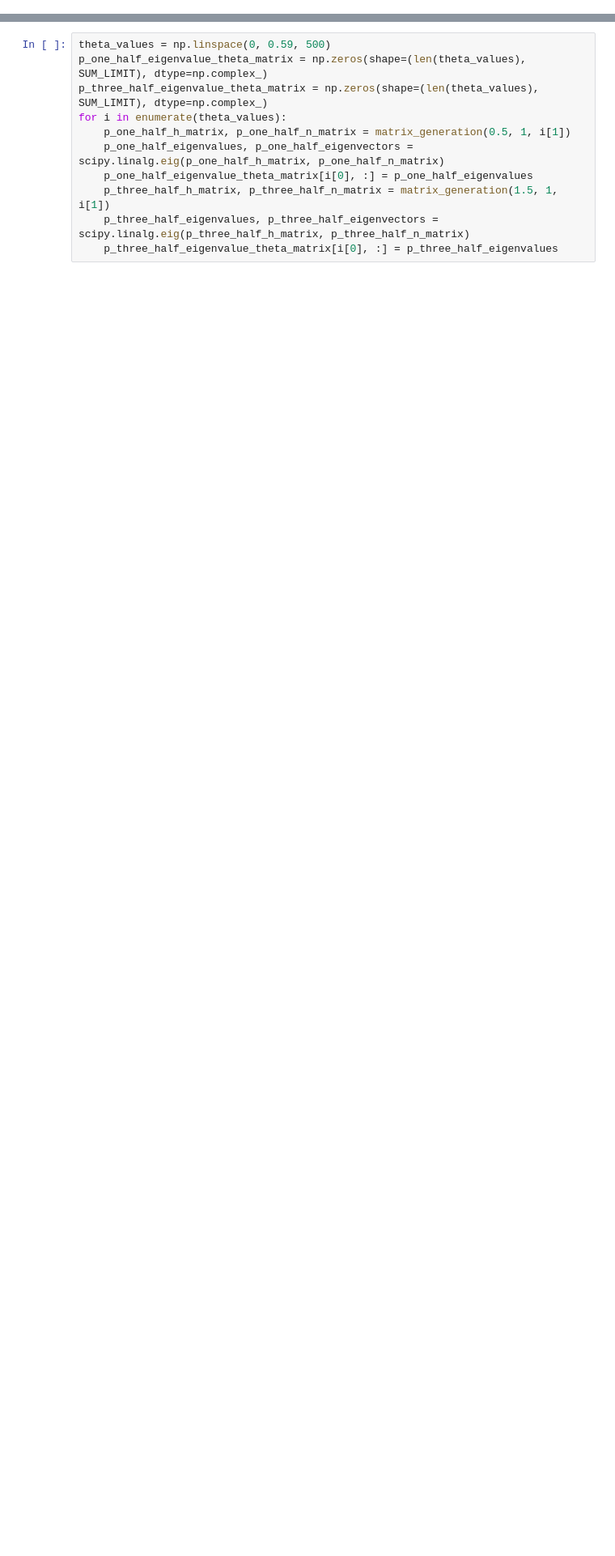
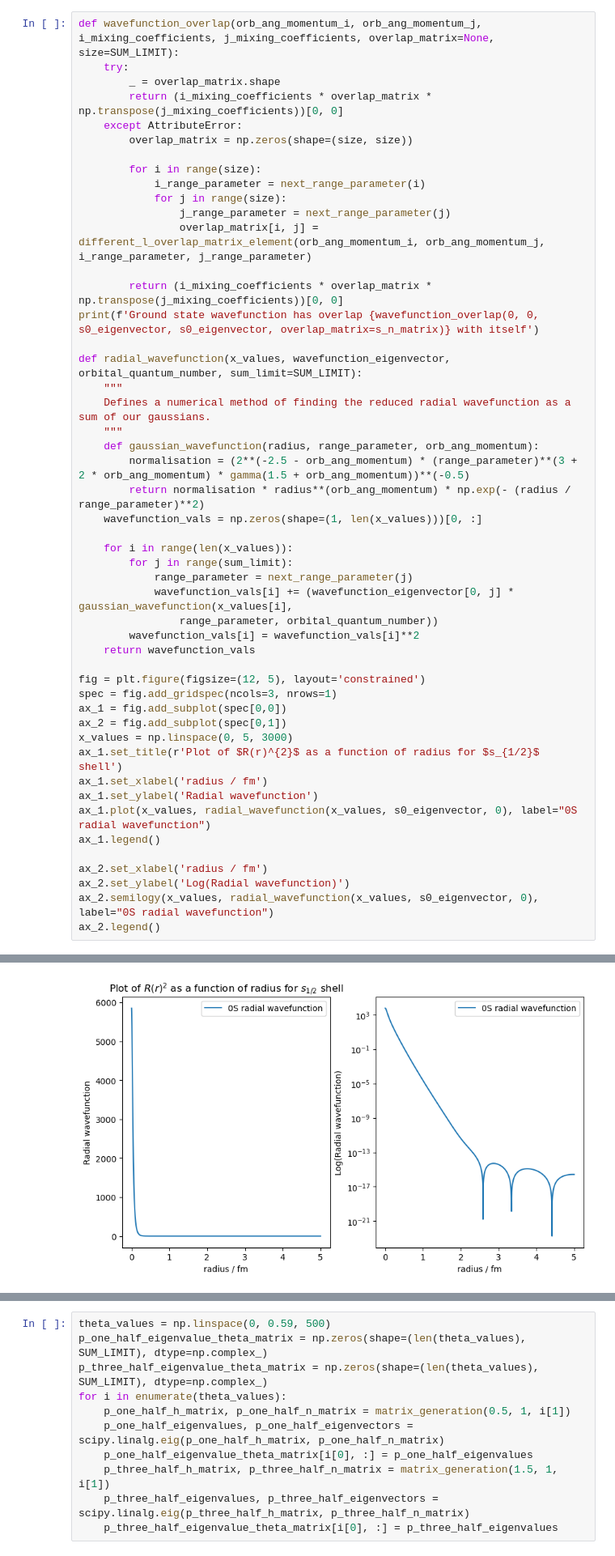
Before and after one commit to fae15/Halo-Nuclei-sem-2, a Jupyter notebook: Week 7/He5 forbidden state calculation.ipynb, the cells around one changed output, grey strips where cells are left out. Shown at 81% size. Drawn from its saved outputs; the diff is of its cells as text; blank space fills up the shorter version.

```diff
--- a/Week 7/He5 forbidden state calculation.ipynb
+++ b/Week 7/He5 forbidden state calculation.ipynb
@@ -182,0 +187,50 @@ The S0 eigenvector is [[-6.62722384e-06+0.j -5.91679390e-04+0.j -5.91458772e-03+
+# %%
+def wavefunction_overlap(orb_ang_momentum_i, orb_ang_momentum_j, i_mixing_coefficients, j_mixing_coefficients, overlap_matrix=None, size=SUM_LIMIT):
+    try:
+        _ = overlap_matrix.shape
+        return (i_mixing_coefficients * overlap_matrix * np.transpose(j_mixing_coefficients))[0, 0]
+    except AttributeError:
+        overlap_matrix = np.zeros(shape=(size, size))
+
+        for i in range(size):
+            i_range_parameter = next_range_parameter(i)
+            for j in range(size):
+                j_range_parameter = next_range_parameter(j)
+                overlap_matrix[i, j] = different_l_overlap_matrix_element(orb_ang_momentum_i, orb_ang_momentum_j, i_range_parameter, j_range_parameter)
+
+        return (i_mixing_coefficients * overlap_matrix * np.transpose(j_mixing_coefficients))[0, 0]
+print(f'Ground state wavefunction has overlap {wavefunction_overlap(0, 0, s0_eigenvector, s0_eigenvector, overlap_matrix=s_n_matrix)} with itself')
+
+def radial_wavefunction(x_values, wavefunction_eigenvector, orbital_quantum_number, sum_limit=SUM_LIMIT):
+    """
+    Defines a numerical method of finding the reduced radial wavefunction as a sum of our gaussians.
+    """
+    def gaussian_wavefunction(radius, range_parameter, orb_ang_momentum):
+        normalisation = (2**(-2.5 - orb_ang_momentum) * (range_parameter)**(3 + 2 * orb_ang_momentum) * gamma(1.5 + orb_ang_momentum))**(-0.5)
+        return normalisation * radius**(orb_ang_momentum) * np.exp(- (radius / range_parameter)**2)
+    wavefunction_vals = np.zeros(shape=(1, len(x_values)))[0, :]
+
+    for i in range(len(x_values)):
+        for j in range(sum_limit):
+            range_parameter = next_range_parameter(j)
+            wavefunction_vals[i] += (wavefunction_eigenvector[0, j] * gaussian_wavefunction(x_values[i],
+                range_parameter, orbital_quantum_number))
+        wavefunction_vals[i] = wavefunction_vals[i]**2
+    return wavefunction_vals
+
+fig = plt.figure(figsize=(12, 5), layout='constrained')
+spec = fig.add_gridspec(ncols=3, nrows=1)
+ax_1 = fig.add_subplot(spec[0,0])
+ax_2 = fig.add_subplot(spec[0,1])
+x_values = np.linspace(0, 5, 3000)
+ax_1.set_title(r'Plot of $R(r)^{2}$ as a function of radius for $s_{1/2}$ shell')
+ax_1.set_xlabel('radius / fm')
+ax_1.set_ylabel('Radial wavefunction')
+ax_1.plot(x_values, radial_wavefunction(x_values, s0_eigenvector, 0), label="0S radial wavefunction")
+ax_1.legend()
+
+ax_2.set_xlabel('radius / fm')
+ax_2.set_ylabel('Log(Radial wavefunction)')
+ax_2.semilogy(x_values, radial_wavefunction(x_values, s0_eigenvector, 0), label="0S radial wavefunction")
+ax_2.legend()
+# %% [output]
@@ -183,2 +239,3 @@ The S0 eigenvector is [[-6.62722384e-06+0.j -5.91679390e-04+0.j -5.91458772e-03+
+[figure, added]
 # %%
 def gauss_normalisation(range_param):
```
Also changed, not shown: parts of 10 cells of this notebook, 1 other file.
